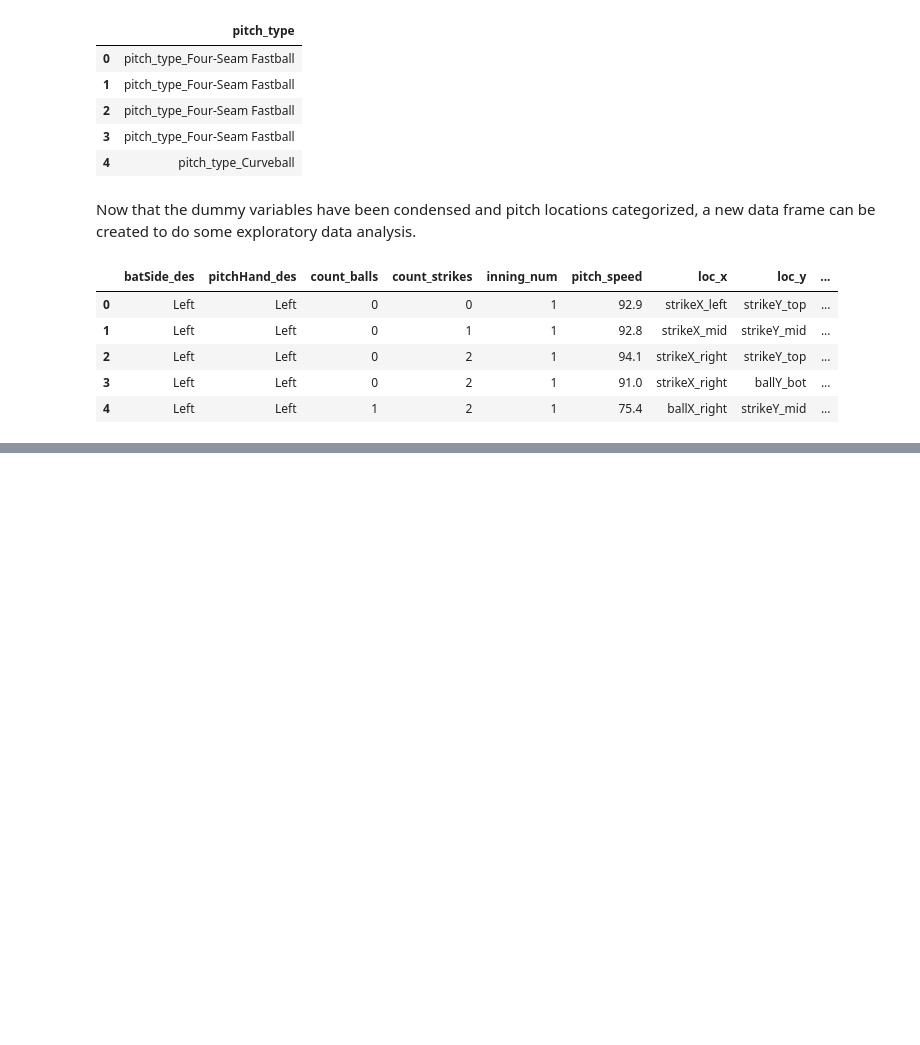
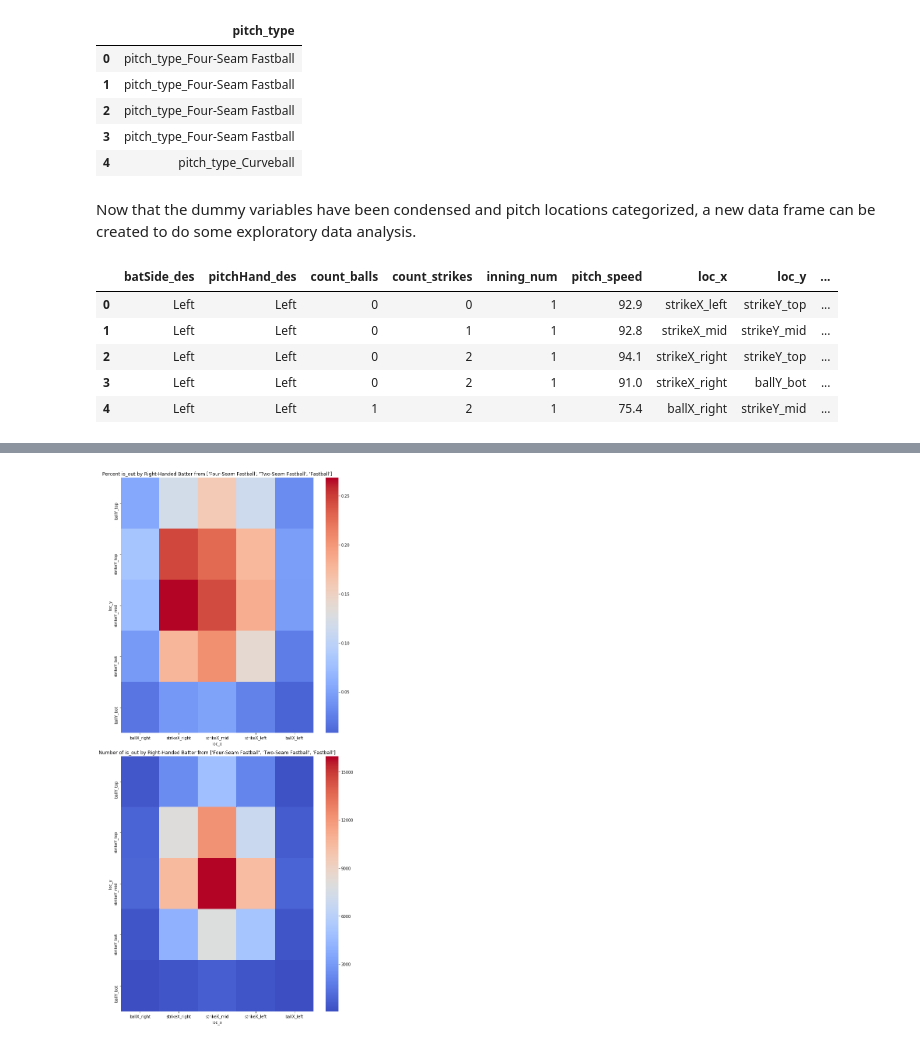
Before and after one commit to curtishiga/Capstone_Project2, a Jupyter notebook: EDA/Exploratory_Data_Analysis.ipynb, the cells around one changed output, grey strips where cells are left out. Drawn from its saved outputs; the diff is of its cells as text; code cells hidden in the pictures; blank space fills up the shorter version.

```diff
--- a/EDA/Exploratory_Data_Analysis.ipynb
+++ b/EDA/Exploratory_Data_Analysis.ipynb
@@ -266,0 +211,11 @@ cu_outs_mean, cu_outs_count = heat_map(eda_df, 'Right', 'Curveball', 'is_out')
+# %%
+# Create a list of hard pitches
+hard_stuff = ['Four-Seam Fastball', 'Two-Seam Fastball', 'Fastball']
+# %%
+# Plot a heatmap for hard stuff to right-handed batters
+hs_right_outs_mean, hs_right_outs_count = heat_map(eda_df,
+                                                   bat_side = 'Right',
+                                                   pitch_types = hard_stuff,
+                                                   call='is_out')
+# %% [output]
+[figure, added]
```
Also changed, not shown: parts of 37 cells of this notebook, 1 other file.
